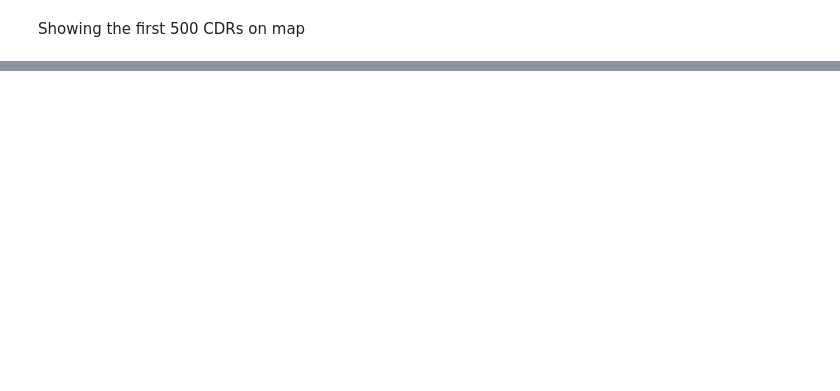
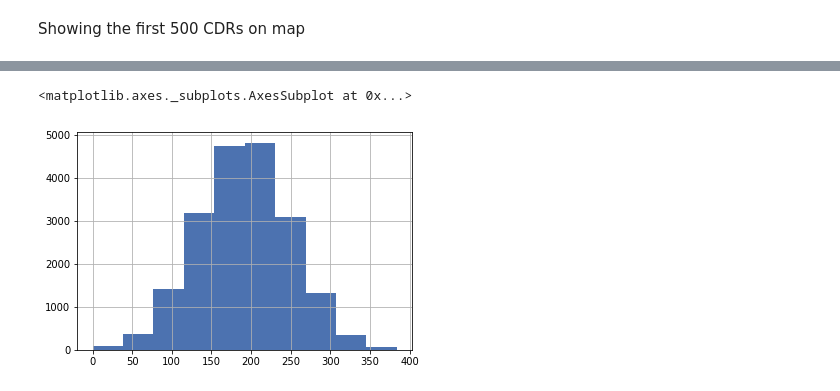
Before and after one commit to Zol-S/other, a Jupyter notebook: bce/2_Cell_Tower_optimization.ipynb, the cells around one changed output, grey strips where cells are left out. Drawn from its saved outputs; the diff is of its cells as text; code cells hidden in the pictures; blank space fills up the shorter version.

Commit message:
Technical score
Bugfixes, documentation and added tower statistics for the technical score

```diff
--- a/bce/2_Cell_Tower_optimization.ipynb
+++ b/bce/2_Cell_Tower_optimization.ipynb
@@ -257,8 +264,3 @@ Creation of the user table (MSISDN, )
-# %%
-total_population = 3_000_000 # Set this to increase/decrease the rate of people living in the countryside
-
-radius_city = 0.2 # The spread of the location of the people living in city
-radius_country = 0.2 # The spread of the location of the people living in the countryside
 # %%
 def random_point_around(lat, lon, distance):
     t = np.random.normal(0.0, 2.0*np.pi)
@@ -497,0 +464,12 @@ fig.show()
+# %%
+pdf_cdr = pd.read_csv('data/{:}_cdr_{:}_{:}.csv'.format(
+    country.lower(),
+    date_start,
+    date_end
+), parse_dates=['datetime'])
+
+pdf_cdr = reduce_mem_usage(pdf_cdr)
+print('CDR set contains: {:,} records with {:} features'.format(
+    pdf_cdr.shape[0],
+    pdf_cdr.shape[1]
+))
@@ -497,0 +500,10 @@ fig.show()
+# %%
+def count_users_in_range(lat, lon, threshold_lat=0.01, threshold_lon=0.01):
+    return len(pdf_cdr[
+        (lat - threshold_lat <= pdf_cdr['lat']) &
+        (pdf_cdr['lat'] <= lat + threshold_lat) &
+        (lon - threshold_lon <= pdf_cdr['lon']) &
+        (pdf_cdr['lon'] <= lon + threshold_lon)
+    ])
+
+pdf_tower['users_in_range'] = pdf_tower.progress_apply(lambda x: count_users_in_range(x['lat'], x['lon']), axis=1)
@@ -497,0 +534,12 @@ fig.show()
+# %%
+plt.style.use('seaborn-deep')
+fig = plt.figure(figsize = (25, 10))
+ax = fig.gca()
+
+plt.hist([
+    pdf_tower[pdf_tower['technology'] == 'GSM']['users_in_range'],
+    pdf_tower[pdf_tower['technology'] == 'UMTS']['users_in_range'],
+    pdf_tower[pdf_tower['technology'] == 'LTE']['users_in_range']
+], bins=30, label=['GSM', 'UMTS', 'LTE'], color=['#ffbe0b', '#ff006e', '#3a86ff'], stacked=False)
+plt.legend(loc='upper right')
+plt.show()
@@ -497,0 +603,5 @@ fig.show()
+# %%
+pdf_tower[pdf_tower['technology'] == 'GSM']['downlink'].hist()
+# %% [output]
+<matplotlib.axes._subplots.AxesSubplot at 0x...>
+[figure, added]
```
Also changed, not shown: parts of 60 cells of this notebook, 2 other files.
